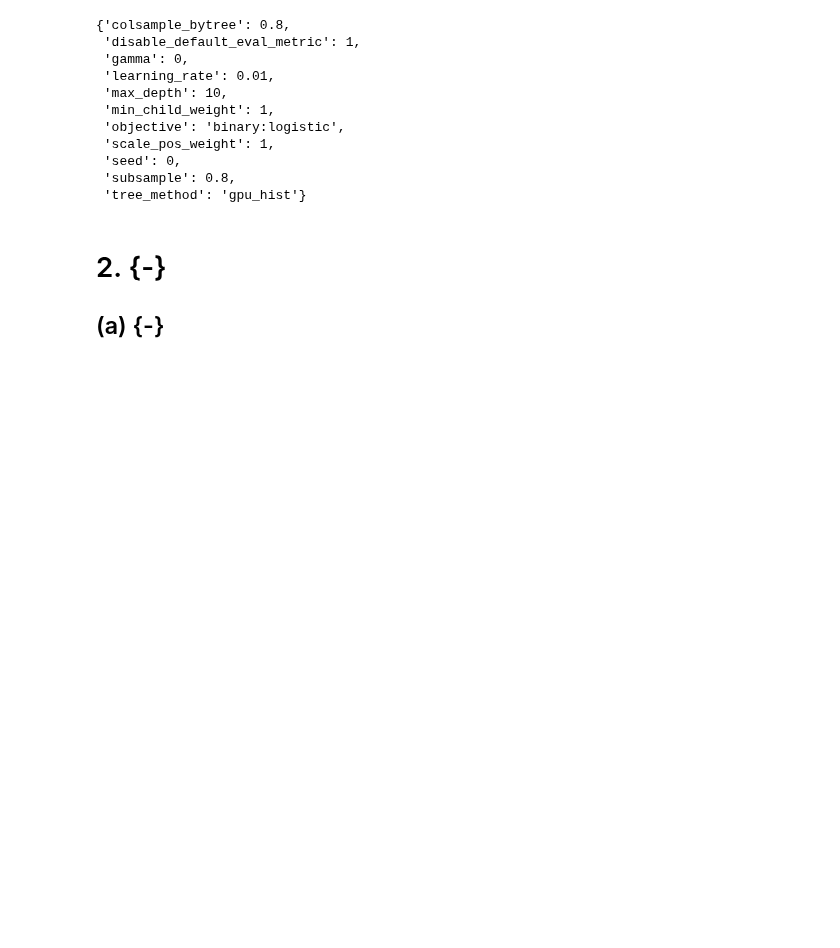
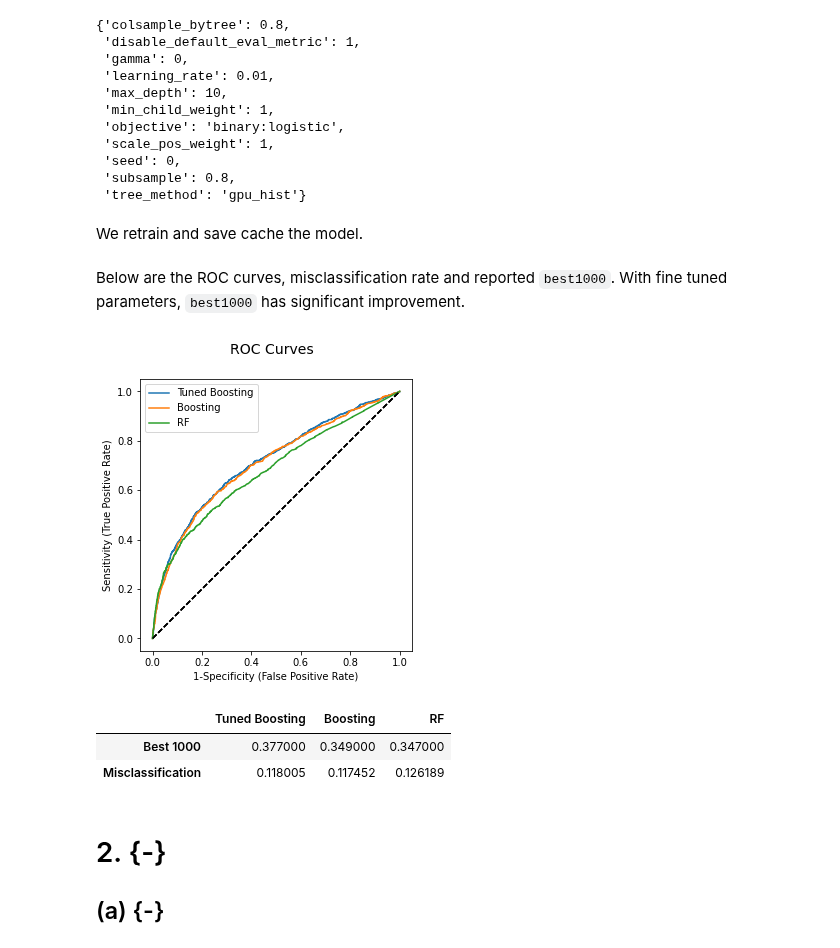
Before and after one commit to beginnerSC/mscf_hw_spring, a Jupyter notebook: ML II/2/Homework #2.ipynb, the cells around one changed output. Drawn from its saved outputs; the diff is of its cells as text; code cells hidden in the pictures; blank space fills up the shorter version.

````diff
--- a/ML II/2/Homework #2.ipynb
+++ b/ML II/2/Homework #2.ipynb
@@ -359,3 +359,5 @@ param1
  'seed': 0,
  'subsample': 0.8,
  'tree_method': 'gpu_hist'}
+# %% [markdown]
+We retrain and save cache the model.
@@ -362,3 +378,64 @@ param1
+# %%
+import lzma, pickle
+
+with lzma.open('clf0.xz', 'rb') as f:
+    default_bst = pickle.loads(f.read())
+
+with lzma.open('clf1.xz', 'rb') as f:
+    rf = pickle.loads(f.read())
+
+with lzma.open('clf2.xz', 'rb') as f:
+    tuned_bst = pickle.loads(f.read())
+# %% [markdown]
+Below are the ROC curves, misclassification rate and reported ```best1000```. With fine tuned parameters, ```best1000``` has significant improvement.
+# %%
+from sklearn.metrics import accuracy_score, roc_curve
+import matplotlib.pyplot as plt
+
+predict_proba_tuned_bst = tuned_bst.predict(test_dm)
+predict_proba_bst = default_bst.predict(test_dm)
+predict_proba_rf = rf.predict_proba(X_test)[:, 1]
+
+predict_proba_map = {
+    'Tuned Boosting': predict_proba_tuned_bst,
+    'Boosting': predict_proba_bst,
+    'RF': predict_proba_rf}
+
+fig, ax = plt.subplots(1, 1, figsize=(5, 5))
+
+for name, predict_proba in predict_proba_map.items():
+    fpr, tpr, _ = roc_curve(y_test, predict_proba)
+    ax.plot(fpr, tpr, label=name)
+    ax.plot([0, 1], [0, 1], 'k--')
+    ax.set( aspect=1,
+            xlabel='1-Specificity (False Positive Rate)',
+            ylabel='Sensitivity (True Positive Rate)')
+
+fig.suptitle('ROC Curves', fontsize=14)
+plt.legend()
+plt.show()
+# %% [output]
+[figure, added]
+# %%
+from pandas import DataFrame
+
+threshold = 0.5
+
+res = {key: [] for key, _ in predict_proba_map.items()}
+
+for name, predict_proba in predict_proba_map.items():
+    bestIdxSet = predict_proba.argsort()[-1000:]
+    y_select = y_test.values[bestIdxSet]
+    res[name].append(y_select.sum()/len(y_select))
+
+    y_pred = predict_proba > threshold
+    res[name].append(1 - accuracy_score(y_test, y_pred))
+
+DataFrame(res, index=['Best 1000', 'Misclassification'])
+# %% [output]
+|  | Tuned Boosting | Boosting | RF |
+| Best 1000 | 0.377000 | 0.349000 | 0.347000 |
+| Misclassification | 0.118005 | 0.117452 | 0.126189 |
 # %% [markdown]
 # 2. {-}
 
````
Also changed, not shown: parts of 2 cells of this notebook, 2 other files.
